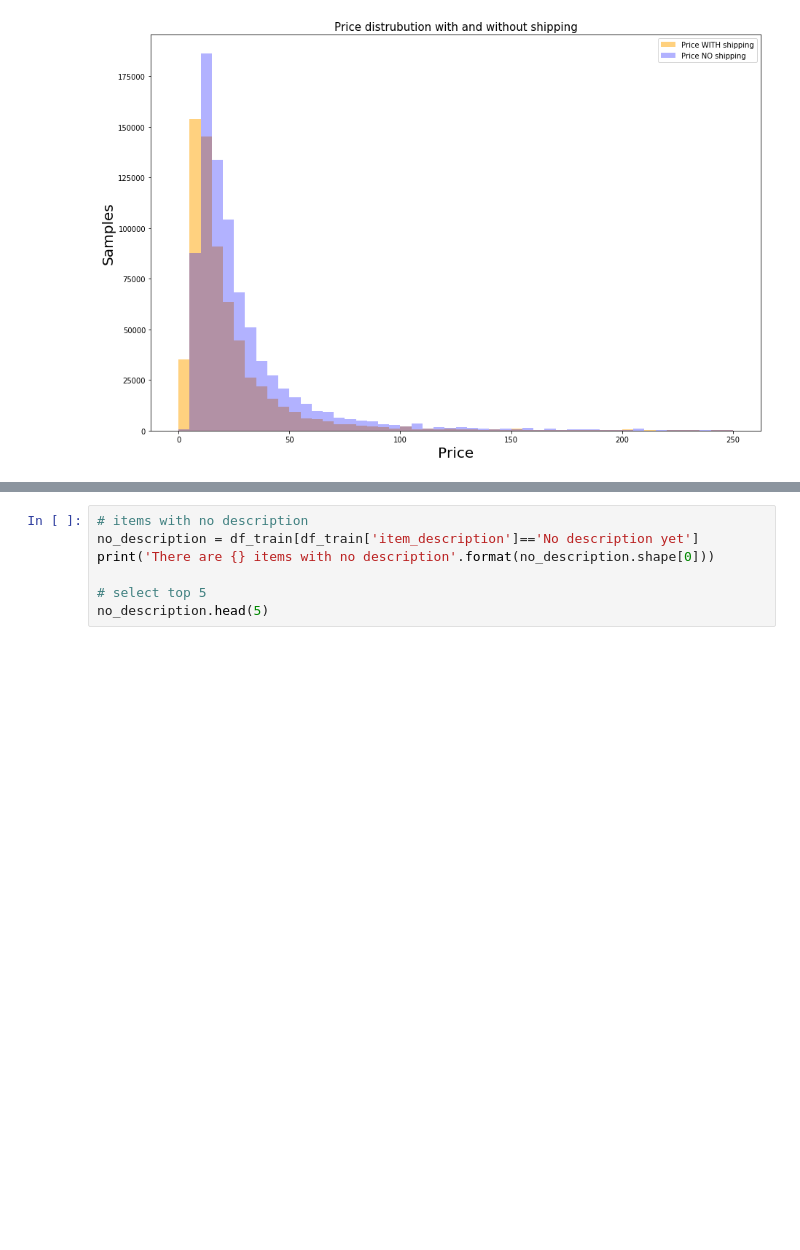
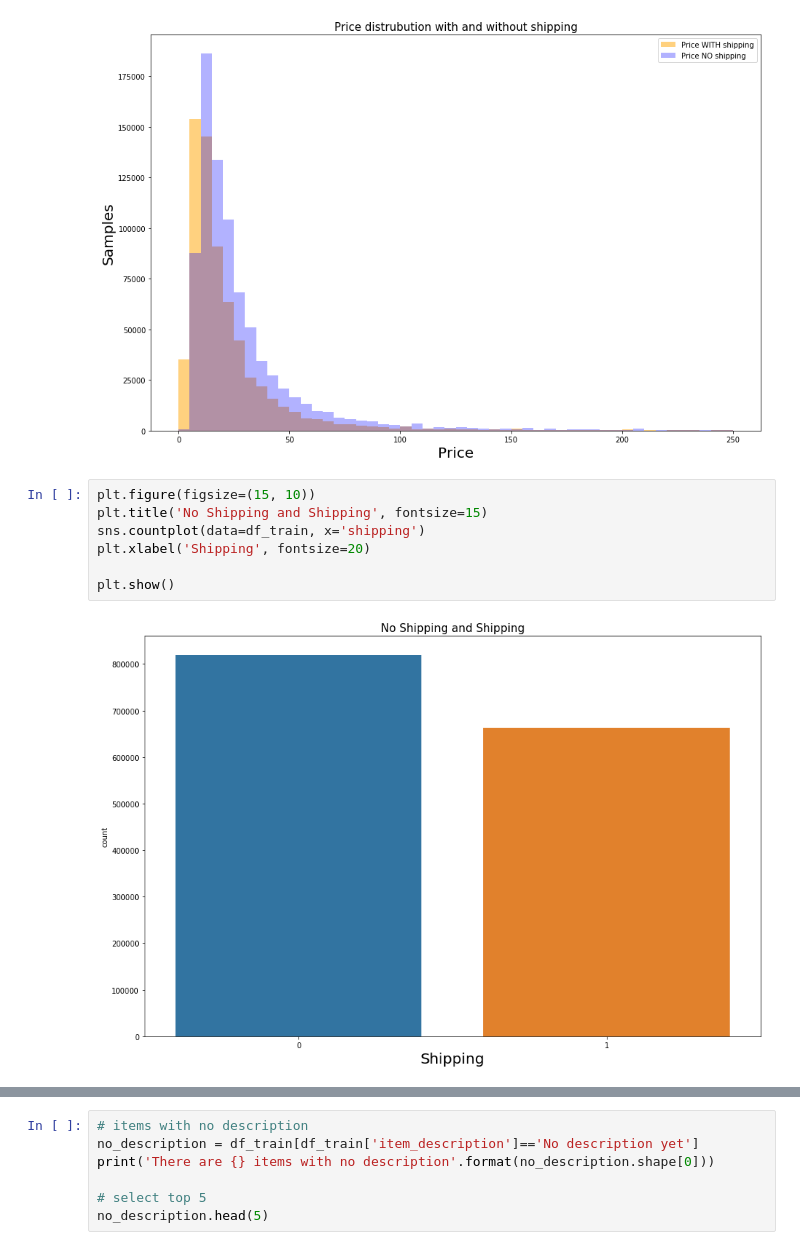
Before and after one commit to asthanameghna/kaggleProject, a Jupyter notebook: Kaggle_Competition.ipynb, the cells around one changed output, grey strips where cells are left out. Saved outputs shown, nothing was run; the diff lists cells and outputs as text; blank space fills up the shorter version.

```diff
--- a/Kaggle_Competition.ipynb
+++ b/Kaggle_Competition.ipynb
@@ -154,6 +154,15 @@ plt.legend()
 plt.show()
 # %% [output]
 [figure]
+# %%
+plt.figure(figsize=(15, 10))
+plt.title('No Shipping and Shipping', fontsize=15)
+sns.countplot(data=df_train, x='shipping')
+plt.xlabel('Shipping', fontsize=20)
+
+plt.show()
+# %% [output]
+[figure, added]
 # %%
 # item condition distribution
 # Most itmes are in good condition: 1,2 and 3
```
Also changed, not shown: parts of 24 cells of this notebook.
